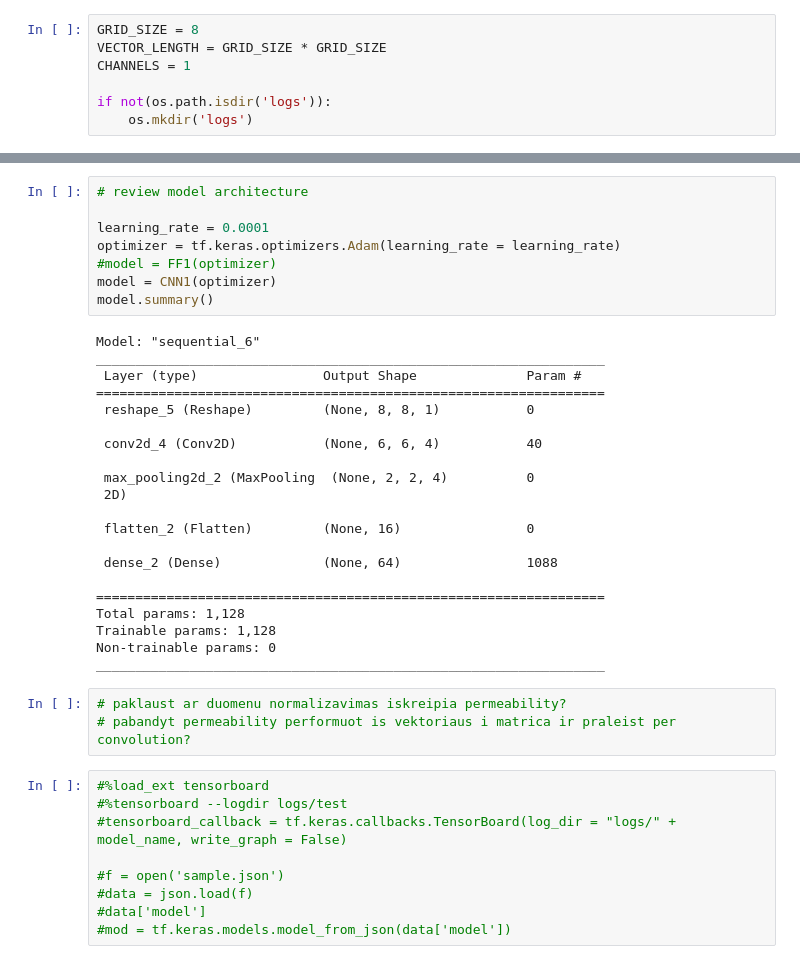
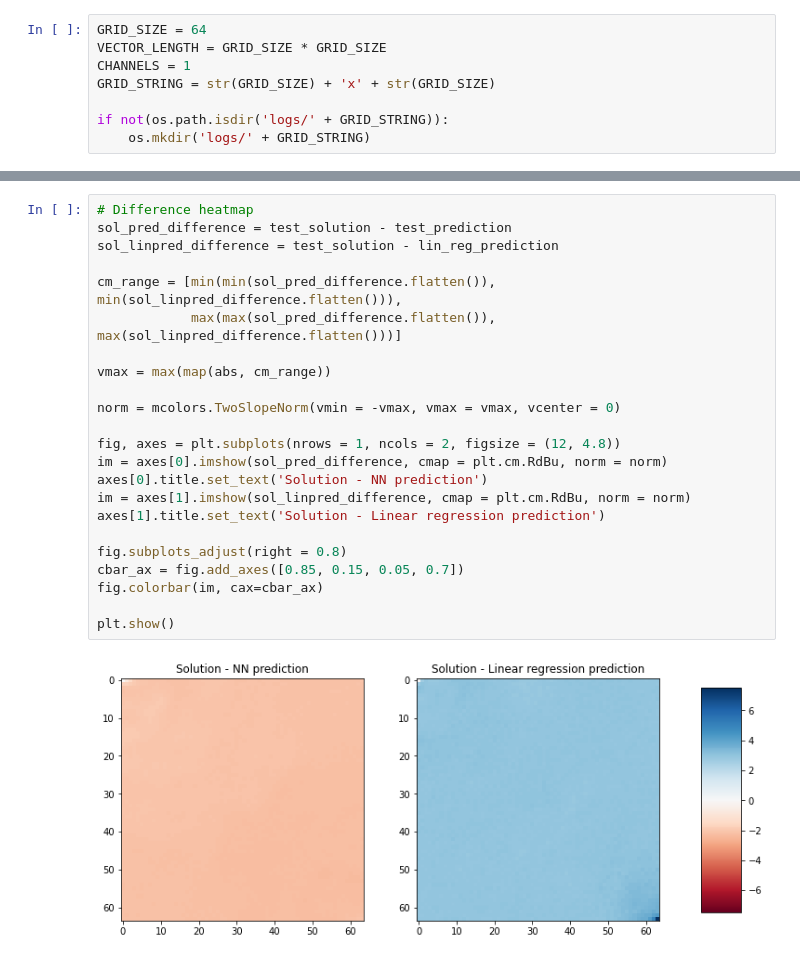
Before and after one commit to vytautas9/Tiriamiasis_Projektas_2, a Jupyter notebook: Tiriamasis2.ipynb, the cells around one changed output, grey strips where cells are left out. Drawn from its saved outputs; the diff is of its cells as text.

```diff
--- a/Tiriamasis2.ipynb
+++ b/Tiriamasis2.ipynb
@@ -35,7 +36,8 @@ import glob
 # %%
-GRID_SIZE = 8
+GRID_SIZE = 64
 VECTOR_LENGTH = GRID_SIZE * GRID_SIZE
 CHANNELS = 1
+GRID_STRING = str(GRID_SIZE) + 'x' + str(GRID_SIZE)
 
-if not(os.path.isdir('logs')):
-    os.mkdir('logs')
+if not(os.path.isdir('logs/' + GRID_STRING)):
+    os.mkdir('logs/' + GRID_STRING)
@@ -397,43 +506,27 @@ plt.show()
-# %%
-# review model architecture
-
-learning_rate = 0.0001
-optimizer = tf.keras.optimizers.Adam(learning_rate = learning_rate)
-#model = FF1(optimizer)
-model = CNN1(optimizer)
-model.summary()
-# %% [output]
-Model: "sequential_6"
-_________________________________________________________________
- Layer (type)                Output Shape              Param #
-=================================================================
- reshape_5 (Reshape)         (None, 8, 8, 1)           0
-
- conv2d_4 (Conv2D)           (None, 6, 6, 4)           40
-
- max_pooling2d_2 (MaxPooling  (None, 2, 2, 4)          0
- 2D)
-
- flatten_2 (Flatten)         (None, 16)                0
-
- dense_2 (Dense)             (None, 64)                1088
-
-=================================================================
-Total params: 1,128
-Trainable params: 1,128
-Non-trainable params: 0
-_________________________________________________________________
-# %%
-# paklaust ar duomenu normalizavimas iskreipia permeability?
-# pabandyt permeability performuot is vektoriaus i matrica ir praleist per convolution?
-# %%
-#%load_ext tensorboard
-#%tensorboard --logdir logs/test
-#tensorboard_callback = tf.keras.callbacks.TensorBoard(log_dir = "logs/" + model_name, write_graph = False)
-
-#f = open('sample.json')
-#data = json.load(f)
-#data['model']
-#mod = tf.keras.models.model_from_json(data['model'])
+# %%
+# Difference heatmap
+sol_pred_difference = test_solution - test_prediction
+sol_linpred_difference = test_solution - lin_reg_prediction
+
+cm_range = [min(min(sol_pred_difference.flatten()), min(sol_linpred_difference.flatten())),
+            max(max(sol_pred_difference.flatten()), max(sol_linpred_difference.flatten()))]
+
+vmax = max(map(abs, cm_range))
+
+norm = mcolors.TwoSlopeNorm(vmin = -vmax, vmax = vmax, vcenter = 0)
+
+fig, axes = plt.subplots(nrows = 1, ncols = 2, figsize = (12, 4.8))
+im = axes[0].imshow(sol_pred_difference, cmap = plt.cm.RdBu, norm = norm)
+axes[0].title.set_text('Solution - NN prediction')
+im = axes[1].imshow(sol_linpred_difference, cmap = plt.cm.RdBu, norm = norm)
+axes[1].title.set_text('Solution - Linear regression prediction')
+
+fig.subplots_adjust(right = 0.8)
+cbar_ax = fig.add_axes([0.85, 0.15, 0.05, 0.7])
+fig.colorbar(im, cax=cbar_ax)
+
+plt.show()
+# %% [output]
+[figure, added]
 # %%
 # Read last metric of all models insider logs directory
```
Also changed, not shown: parts of 21 cells of this notebook.
